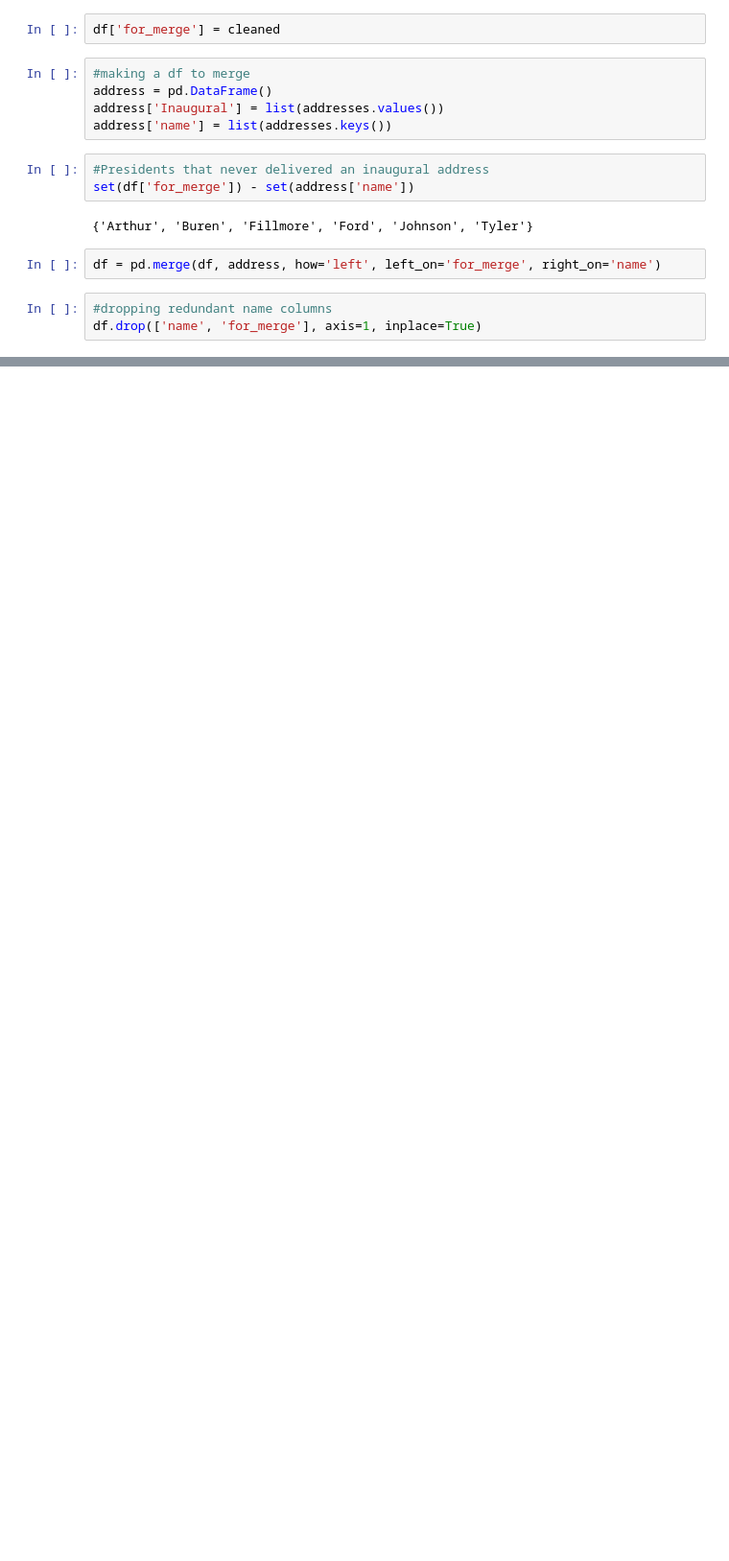
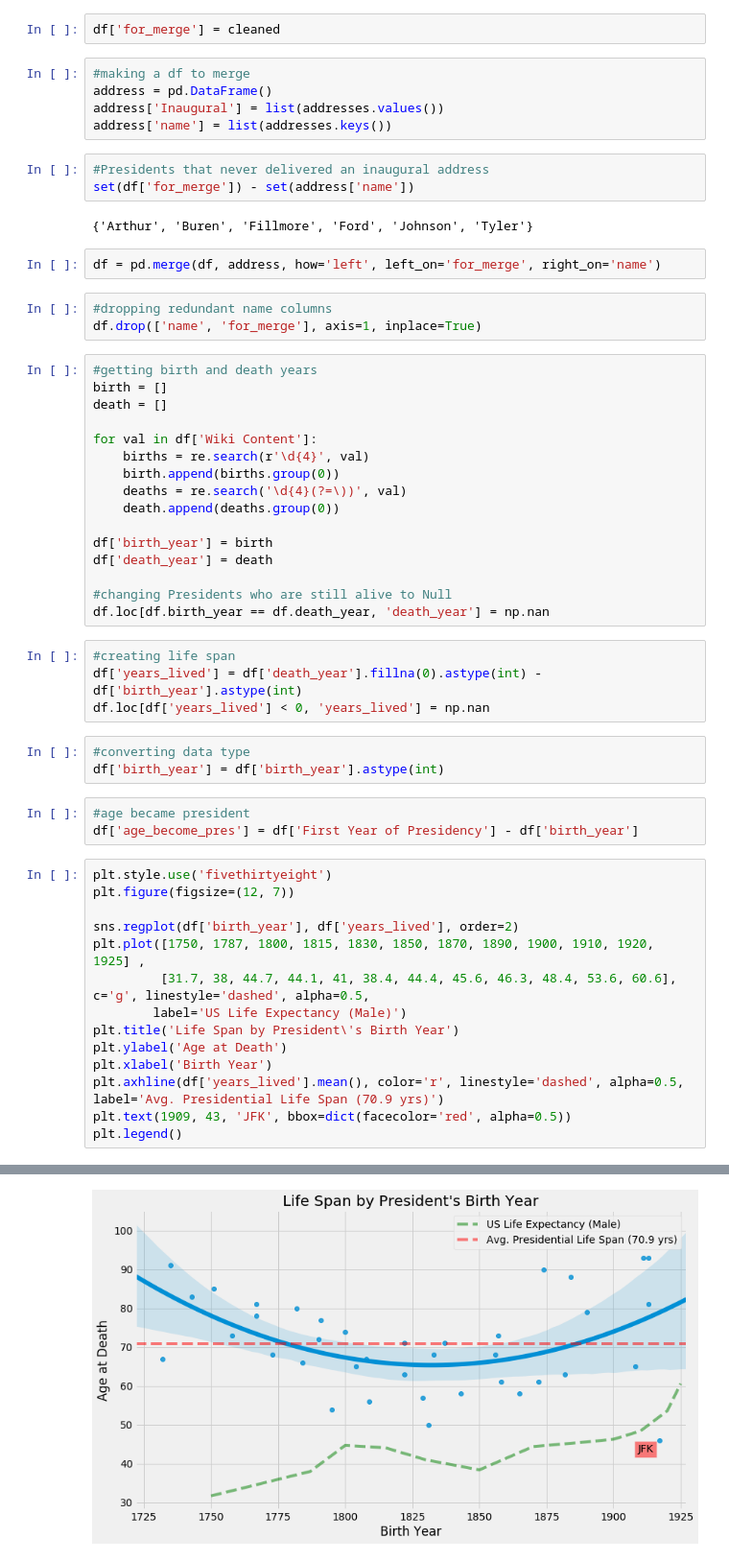
Before and after one commit to slevin886/the_presidents, a Jupyter notebook: Presidential_Cleaning_EDA.ipynb, the cells around one changed output, grey strips where cells are left out. Shown: that part at 96% size. Saved outputs shown, nothing was run; the diff lists cells and outputs as text; blank space fills up the shorter version.

Commit message:
added life spans, deviation in dates from first year of presidency

```diff
--- a/Presidential_Cleaning_EDA.ipynb
+++ b/Presidential_Cleaning_EDA.ipynb
@@ -69,3 +74,44 @@ df = pd.merge(df, address, how='left', left_on='for_merge', right_on='name')
 # %%
 #dropping redundant name columns
 df.drop(['name', 'for_merge'], axis=1, inplace=True)
+# %%
+#getting birth and death years
+birth = []
+death = []
+
+for val in df['Wiki Content']:
+    births = re.search(r'\d{4}', val)
+    birth.append(births.group(0))
+    deaths = re.search('\d{4}(?=\))', val)
+    death.append(deaths.group(0))
+
+df['birth_year'] = birth
+df['death_year'] = death
+
+#changing Presidents who are still alive to Null
+df.loc[df.birth_year == df.death_year, 'death_year'] = np.nan
+# %%
+#creating life span
+df['years_lived'] = df['death_year'].fillna(0).astype(int) - df['birth_year'].astype(int)
+df.loc[df['years_lived'] < 0, 'years_lived'] = np.nan
+# %%
+#converting data type
+df['birth_year'] = df['birth_year'].astype(int)
+# %%
+#age became president
+df['age_become_pres'] = df['First Year of Presidency'] - df['birth_year']
+# %%
+plt.style.use('fivethirtyeight')
+plt.figure(figsize=(12, 7))
+
+sns.regplot(df['birth_year'], df['years_lived'], order=2)
+plt.plot([1750, 1787, 1800, 1815, 1830, 1850, 1870, 1890, 1900, 1910, 1920, 1925] ,
+         [31.7, 38, 44.7, 44.1, 41, 38.4, 44.4, 45.6, 46.3, 48.4, 53.6, 60.6], c='g', linestyle='dashed', alpha=0.5,
+        label='US Life Expectancy (Male)')
+plt.title('Life Span by President\'s Birth Year')
+plt.ylabel('Age at Death')
+plt.xlabel('Birth Year')
+plt.axhline(df['years_lived'].mean(), color='r', linestyle='dashed', alpha=0.5, label='Avg. Presidential Life Span (70.9 yrs)')
+plt.text(1909, 43, 'JFK', bbox=dict(facecolor='red', alpha=0.5))
+plt.legend()
+# %% [output]
@@ -71,0 +119 @@ df.drop(['name', 'for_merge'], axis=1, inplace=True)
+[figure, added]
```
Also changed, not shown: parts of 9 cells of this notebook.
